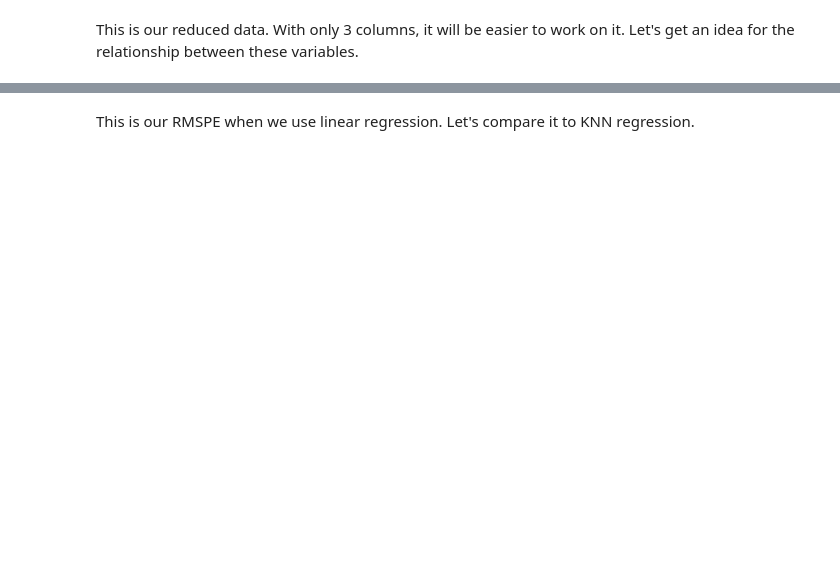
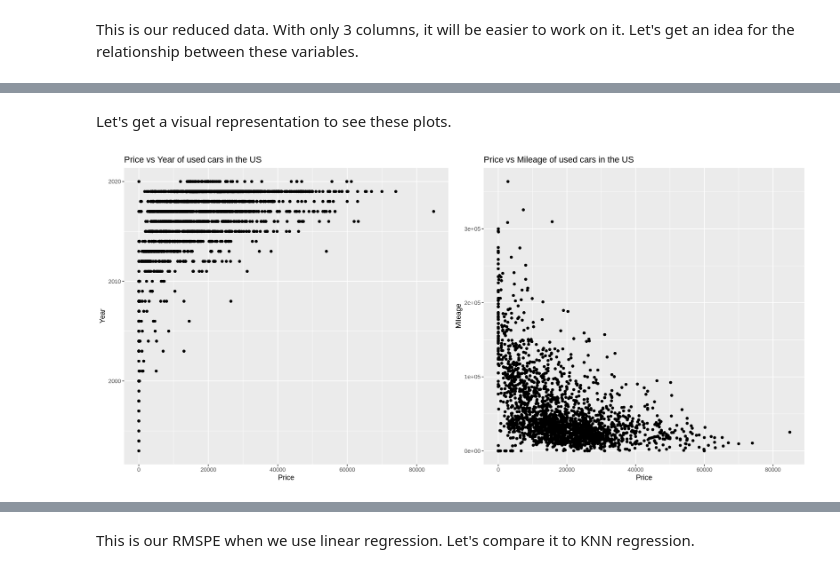
Before and after one commit to zhtgeneral/Group-30-Official, a Jupyter notebook: Group 30 Project.ipynb, the cells around one changed output, grey strips where cells are left out. Drawn from its saved outputs; the diff is of its cells as text; code cells hidden in the pictures; blank space fills up the shorter version.

```diff
--- a/Group 30 Project.ipynb
+++ b/Group 30 Project.ipynb
@@ -75,0 +126,6 @@ plot_grid(car_year, car_mileage, ncol = 2)
+# %%
+car_all <- car |>
+           select(price, year, mileage) |>
+           filter(year > 1990,
+                  mileage < 500000)
+car_all
@@ -75,0 +145,20 @@ plot_grid(car_year, car_mileage, ncol = 2)
+# %% [markdown]
+Let's get a visual representation to see these plots.
+# %%
+fcar_year <- car_all |>
+            ggplot(aes(x = price, y = year)) +
+            geom_point() +
+            labs(x = "Price",
+                 y = "Year",
+                 title = "Price vs Year of used cars in the US")
+
+fcar_mileage <- car_all |>
+            ggplot(aes(x = price, y = mileage)) +
+            geom_point() +
+            labs(x = "Price",
+                 y = "Mileage",
+                 title = "Price vs Mileage of used cars in the US")
+
+plot_grid(fcar_year, fcar_mileage, ncol = 2)
+# %% [output]
+[figure, added]
```
Also changed, not shown: parts of 16 cells of this notebook.
